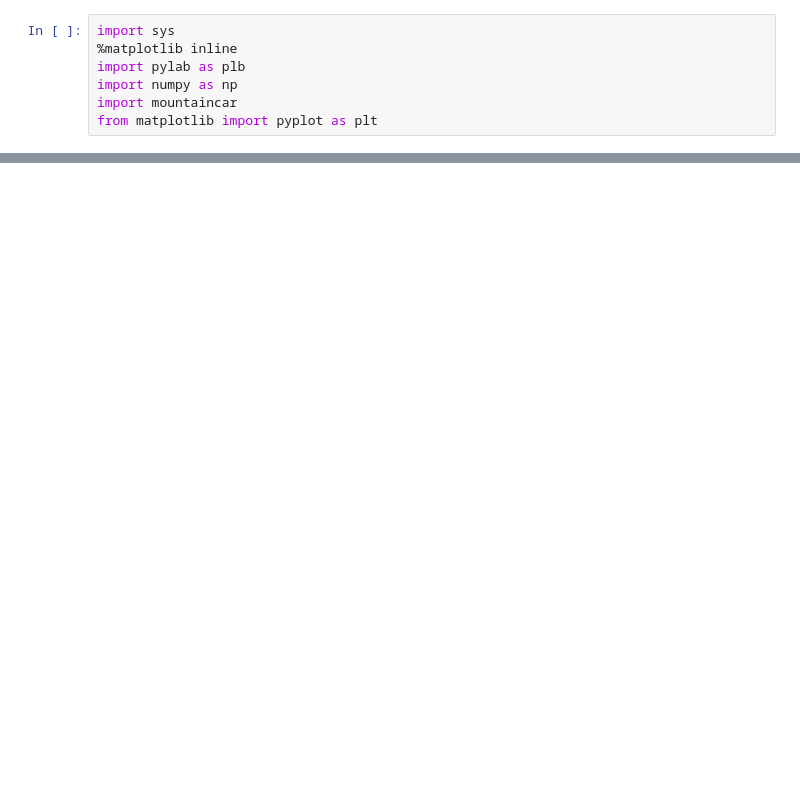
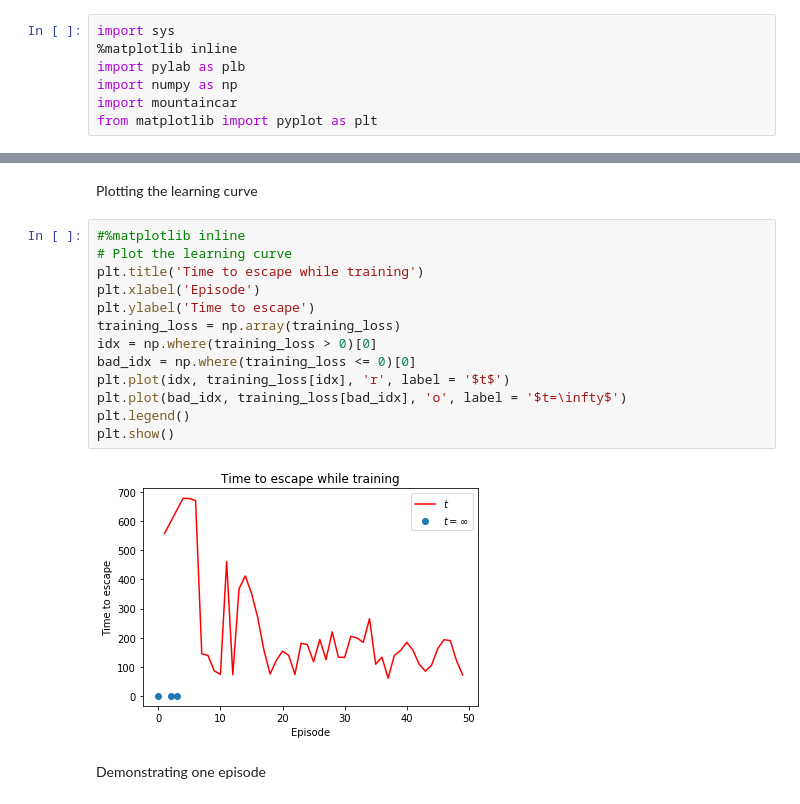
Before and after one commit to sergeivolodin/MountainCarRL, a Jupyter notebook: Sergei/main.ipynb, the cells around one changed output, grey strips where cells are left out. Cells and saved outputs as stored; diff of their text form; blank space fills up the shorter version.

```diff
--- a/Sergei/main.ipynb
+++ b/Sergei/main.ipynb
@@ -276 +289,20 @@ reward obtained at t =  679.0
+# %% [markdown]
+Plotting the learning curve
+# %%
+#%matplotlib inline
+# Plot the learning curve
+plt.title('Time to escape while training')
+plt.xlabel('Episode')
+plt.ylabel('Time to escape')
+training_loss = np.array(training_loss)
+idx = np.where(training_loss > 0)[0]
+bad_idx = np.where(training_loss <= 0)[0]
+plt.plot(idx, training_loss[idx], 'r', label = '$t$')
+plt.plot(bad_idx, training_loss[bad_idx], 'o', label = '$t=\infty$')
+plt.legend()
+plt.show()
+# %% [output]
+[figure, added]
+# %% [markdown]
+Demonstrating one episode
 # %%
```
Also changed, not shown: parts of 4 cells of this notebook.
